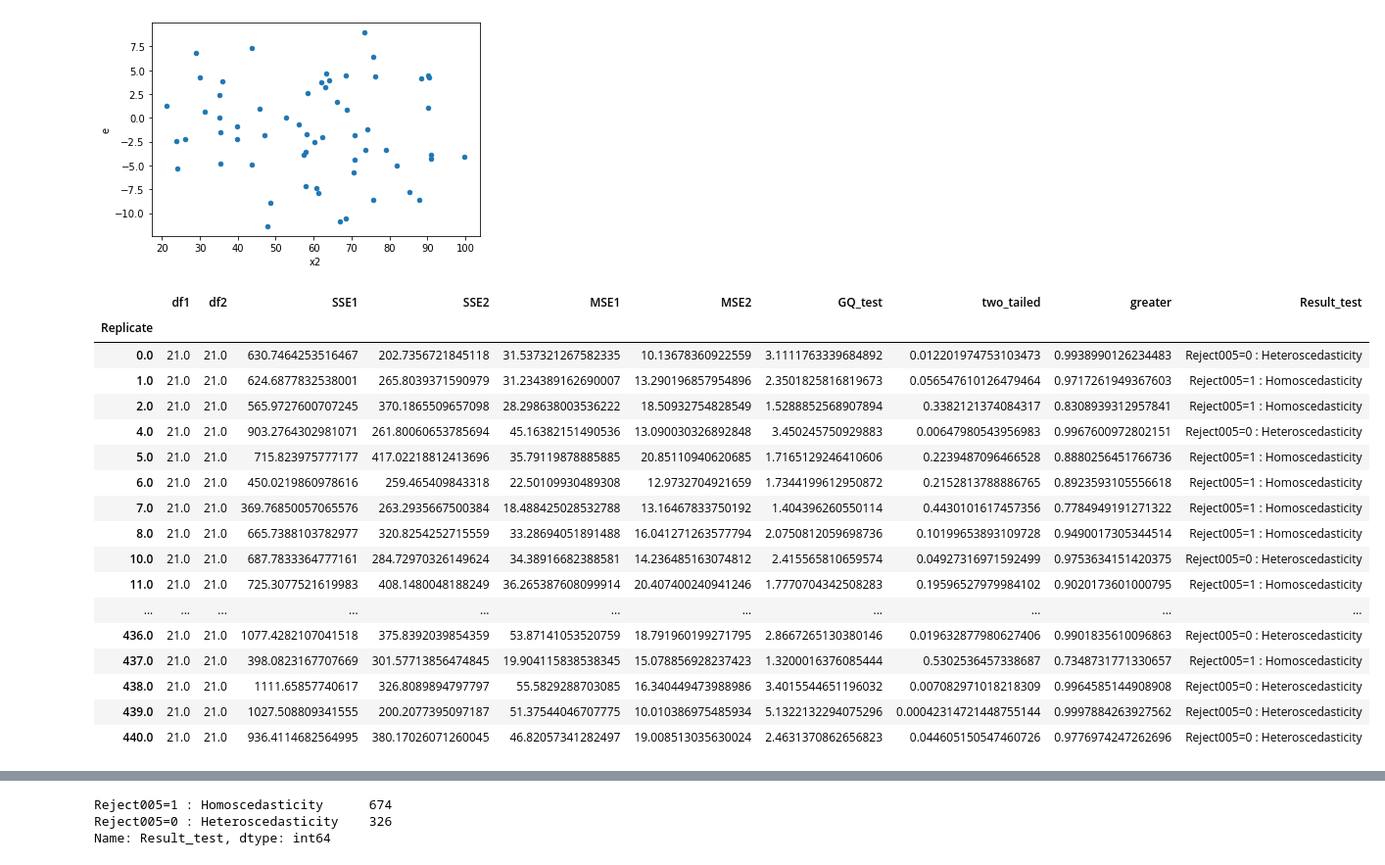
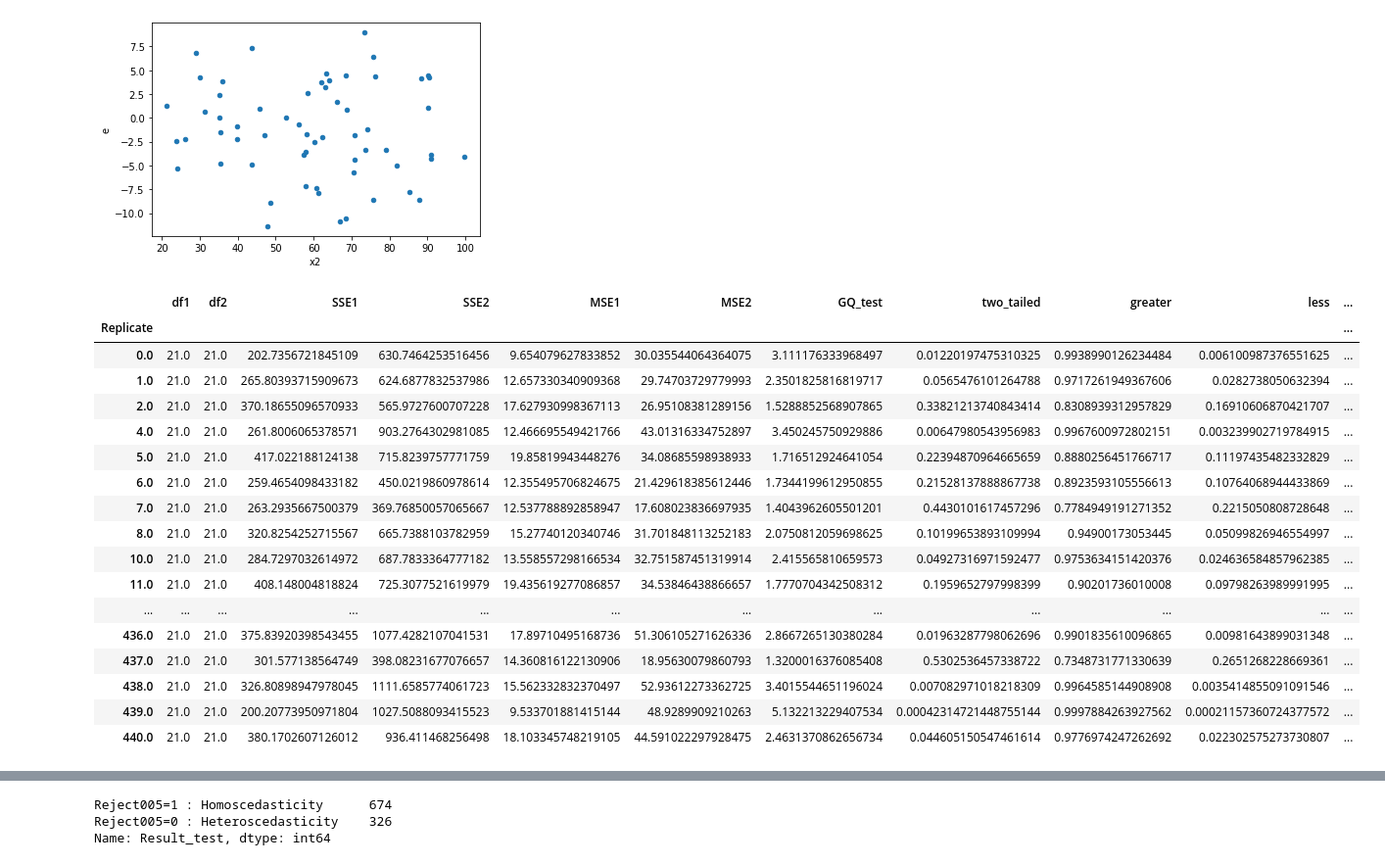
Before and after one commit to iam-fern/Generate_multiplication, a Jupyter notebook: GQtest_data_multi_delta_(0_8)_n60_05.ipynb, the cells around one changed output, grey strips where cells are left out. Shown at 98% size. Drawn from its saved outputs; the diff is of its cells as text; code cells hidden in the pictures.

```diff
--- a/GQtest_data_multi_delta_(0_8)_n60_05.ipynb
+++ b/GQtest_data_multi_delta_(0_8)_n60_05.ipynb
@@ -175,7 +176,6 @@ def get_result(run_replicate, percent_data):
     new_table_sort = new_table.sort_values('x2')
     new_table_sort.reset_index(inplace=True)
     new_table_sort.drop(['index'], axis=1, inplace=True)
-
 
     # แบ่งข้อมูลกลุ่มที่ 1
     table1 = new_table_sort.iloc[:int(percent_data*new_table_sort.shape[0]) , :]
@@ -189,8 +189,7 @@ def get_result(run_replicate, percent_data):
     # หาค่า df กลุ่ม 1
     DF1 = model1.df_resid + 1
     SSE1 = model1.ssr
-    MSE1 = model1.mse_resid
-
+    MSE1 = SSE1/DF1
 
     # แบ่งข้อมูลกลุ่มที่ 2
     table2 = new_table_sort.iloc[int((1-percent_data)*new_table_sort.shape[0]): , :]
@@ -204,23 +203,21 @@ def get_result(run_replicate, percent_data):
     # หาค่า df กลุ่ม 2
     DF2 = model2.df_resid + 1
     SSE2 = model2.ssr
-    MSE2 = model2.mse_resid
+    MSE2 = SSE2/DF2
 
     # ค่าสถิติทดสอบ
     GQ_test = (SSE2/DF2) / (SSE1/DF1)
-
 
     df2 = DF2
     df1 = DF1
 
     # คำนวณค่า p-value
-    # sf(x, dfn, dfd, loc=0, scale=1) : Survival function (also defined as 1 - cdf, but sf is sometimes more accurate)
+    # pdf(x, dfn, dfd, loc=0, scale=1) : Probability density function
     two_tailed = 2.0*(1.0-(ss.f.cdf(GQ_test, df2, df1)))
+    p_greater = ss.f.cdf(GQ_test, df2, df1)
+    p_less = 1.0-ss.f.cdf(GQ_test, df2, df1)
 
-    # pdf(x, dfn, dfd, loc=0, scale=1) : Probability density function
-    p_greater = ss.f.cdf(GQ_test, df2, df1)
-
-    return df2, df1, SSE2, SSE1, MSE2, MSE1, GQ_test, two_tailed, p_greater
+    return df1, df2, SSE1, SSE2, MSE1, MSE2, GQ_test, two_tailed, p_greater, p_less
 
 # สร้าง list ของ replicates
 list_replicate=list({i[0] for i in table.index})
@@ -236,13 +233,14 @@ list_MSE2=[]
 list_GQ_test=[]
 list_two_tailed=[]
 list_p_greater=[]
+list_p_less=[]
 
 # กำหนด % การแบ่งข้อมูล
 percent_data=0.4
 
 # ใช้ for loop สำหรับการ run ทุก replicates
 for run_replicate in list_replicate:
-    df1, df2, SSE1, SSE2, MSE1, MSE2, GQ_test, two_tailed, p_greater=get_result(run_replicate, percent_data)
+    df1, df2, SSE1, SSE2, MSE1, MSE2, GQ_test, two_tailed, p_greater, p_less=get_result(run_replicate, percent_data)
     list_df1.append(df1)
     list_SSE1.append(SSE1)
     list_df2.append(df2)
@@ -252,41 +250,42 @@ for run_replicate in list_replicate:
     list_GQ_test.append(GQ_test)
     list_two_tailed.append(two_tailed)
     list_p_greater.append(p_greater)
+    list_p_less.append(p_less)
 # %%
 # สร้างตารางผลลัพธ์
 alpha = 0.05
 pd.set_option('display.max_rows', 1000)
 pd.set_option('display.max_columns', 1000)
 pd.set_option('display.width', 1000)
 result=pd.DataFrame({"Replicate":list_replicate, "df1":list_df1, "df2":list_df2, "SSE1":list_SSE1,
                      "SSE2":list_SSE2, "MSE1":list_MSE1, "MSE2":list_MSE2,
-                     "GQ_test":list_GQ_test, "two_tailed":list_two_tailed, "greater":list_p_greater})
+                     "GQ_test":list_GQ_test, "two_tailed":list_two_tailed, "greater":list_p_greater, "less":list_p_less})
 result.set_index(['Replicate'], inplace=True)
-result=result[(result["two_tailed"]<=1) & (result["greater"]<=1)]
+result=result[(result["two_tailed"]<=1) & (result["greater"]<=1) & (result["less"]<=1)]
 result["Result_test"]=result["two_tailed"].apply(lambda p_value: 'Reject005=0 : Heteroscedasticity'
-                                                                  if p_value < alpha else 'Reject005=1 : Homoscedasticity')
+                                                 if p_value < alpha else 'Reject005=1 : Homoscedasticity')
 #two_tailed_new_show=two_tailed_new.drop(columns="greater")
 
 result.astype(str)
 # %% [output]
-|  | df1 | df2 | SSE1 | SSE2 | MSE1 | MSE2 | GQ_test | two_tailed | greater | Result_test |
-| Replicate |  |  |  |  |  |  |  |  |  |  |
-| 0.0 | 21.0 | 21.0 | 630.7464253516467 | 202.7356721845118 | 31.537321267582335 | 10.13678360922559 | 3.1111763339684892 | 0.012201974753103473 | 0.9938990126234483 | Reject005=0 : Heteroscedasticity |
-| 1.0 | 21.0 | 21.0 | 624.6877832538001 | 265.8039371590979 | 31.234389162690007 | 13.290196857954896 | 2.3501825816819673 | 0.056547610126479464 | 0.9717261949367603 | Reject005=1 : Homoscedasticity |
-| 2.0 | 21.0 | 21.0 | 565.9727600707245 | 370.1865509657098 | 28.298638003536222 | 18.50932754828549 | 1.5288852568907894 | 0.3382121374084317 | 0.8308939312957841 | Reject005=1 : Homoscedasticity |
-| 4.0 | 21.0 | 21.0 | 903.2764302981071 | 261.80060653785694 | 45.16382151490536 | 13.090030326892848 | 3.450245750929883 | 0.00647980543956983 | 0.9967600972802151 | Reject005=0 : Heteroscedasticity |
-| 5.0 | 21.0 | 21.0 | 715.823975777177 | 417.02218812413696 | 35.79119878885885 | 20.85110940620685 | 1.7165129246410606 | 0.2239487096466528 | 0.8880256451766736 | Reject005=1 : Homoscedasticity |
-| 6.0 | 21.0 | 21.0 | 450.0219860978616 | 259.465409843318 | 22.50109930489308 | 12.9732704921659 | 1.7344199612950872 | 0.2152813788886765 | 0.8923593105556618 | Reject005=1 : Homoscedasticity |
-| 7.0 | 21.0 | 21.0 | 369.76850057065576 | 263.2935667500384 | 18.488425028532788 | 13.16467833750192 | 1.404396260550114 | 0.4430101617457356 | 0.7784949191271322 | Reject005=1 : Homoscedasticity |
-| 8.0 | 21.0 | 21.0 | 665.7388103782977 | 320.8254252715559 | 33.28694051891488 | 16.041271263577794 | 2.0750812059698736 | 0.10199653893109728 | 0.9490017305344514 | Reject005=1 : Homoscedasticity |
-| 10.0 | 21.0 | 21.0 | 687.7833364777161 | 284.72970326149624 | 34.38916682388581 | 14.236485163074812 | 2.415565810659574 | 0.04927316971592499 | 0.9753634151420375 | Reject005=0 : Heteroscedasticity |
-| 11.0 | 21.0 | 21.0 | 725.3077521619983 | 408.1480048188249 | 36.265387608099914 | 20.407400240941246 | 1.7770704342508283 | 0.19596527979984102 | 0.9020173601000795 | Reject005=1 : Homoscedasticity |
-| ... | ... | ... | ... | ... | ... | ... | ... | ... | ... | ... |
-| 436.0 | 21.0 | 21.0 | 1077.4282107041518 | 375.8392039854359 | 53.87141053520759 | 18.791960199271795 | 2.8667265130380146 | 0.019632877980627406 | 0.9901835610096863 | Reject005=0 : Heteroscedasticity |
-| 437.0 | 21.0 | 21.0 | 398.0823167707669 | 301.57713856474845 | 19.904115838538345 | 15.078856928237423 | 1.3200016376085444 | 0.5302536457338687 | 0.7348731771330657 | Reject005=1 : Homoscedasticity |
-| 438.0 | 21.0 | 21.0 | 1111.65857740617 | 326.8089894797797 | 55.5829288703085 | 16.340449473988986 | 3.4015544651196032 | 0.007082971018218309 | 0.9964585144908908 | Reject005=0 : Heteroscedasticity |
-| 439.0 | 21.0 | 21.0 | 1027.508809341555 | 200.2077395097187 | 51.37544046707775 | 10.010386975485934 | 5.1322132294075296 | 0.00042314721448755144 | 0.9997884263927562 | Reject005=0 : Heteroscedasticity |
-| 440.0 | 21.0 | 21.0 | 936.4114682564995 | 380.17026071260045 | 46.82057341282497 | 19.008513035630024 | 2.4631370862656823 | 0.044605150547460726 | 0.9776974247262696 | Reject005=0 : Heteroscedasticity |
+|  | df1 | df2 | SSE1 | SSE2 | MSE1 | MSE2 | GQ_test | two_tailed | greater | less | ... |
+| Replicate |  |  |  |  |  |  |  |  |  |  | ... |
+| 0.0 | 21.0 | 21.0 | 202.7356721845109 | 630.7464253516456 | 9.654079627833852 | 30.035544064364075 | 3.111176333968497 | 0.01220197475310325 | 0.9938990126234484 | 0.006100987376551625 | ... |
+| 1.0 | 21.0 | 21.0 | 265.80393715909673 | 624.6877832537986 | 12.657330340909368 | 29.74703729779993 | 2.3501825816819717 | 0.0565476101264788 | 0.9717261949367606 | 0.0282738050632394 | ... |
+| 2.0 | 21.0 | 21.0 | 370.18655096570933 | 565.9727600707228 | 17.627930998367113 | 26.95108381289156 | 1.5288852568907865 | 0.33821213740843414 | 0.8308939312957829 | 0.16910606870421707 | ... |
+| 4.0 | 21.0 | 21.0 | 261.8006065378571 | 903.2764302981085 | 12.466695549421766 | 43.01316334752897 | 3.450245750929886 | 0.00647980543956983 | 0.9967600972802151 | 0.003239902719784915 | ... |
+| 5.0 | 21.0 | 21.0 | 417.022188124138 | 715.8239757771759 | 19.85819943448276 | 34.08685598938933 | 1.716512924641054 | 0.22394870964665659 | 0.8880256451766717 | 0.11197435482332829 | ... |
+| 6.0 | 21.0 | 21.0 | 259.4654098433182 | 450.0219860978614 | 12.355495706824675 | 21.429618385612446 | 1.7344199612950855 | 0.21528137888867738 | 0.8923593105556613 | 0.10764068944433869 | ... |
+| 7.0 | 21.0 | 21.0 | 263.2935667500379 | 369.76850057065667 | 12.537788892858947 | 17.608023836697935 | 1.4043962605501201 | 0.4430101617457296 | 0.7784949191271352 | 0.2215050808728648 | ... |
+| 8.0 | 21.0 | 21.0 | 320.8254252715567 | 665.7388103782959 | 15.27740120340746 | 31.701848113252183 | 2.0750812059698625 | 0.10199653893109994 | 0.94900173053445 | 0.05099826946554997 | ... |
+| 10.0 | 21.0 | 21.0 | 284.7297032614972 | 687.7833364777182 | 13.558557298166534 | 32.751587451319914 | 2.415565810659573 | 0.04927316971592477 | 0.9753634151420376 | 0.024636584857962385 | ... |
+| 11.0 | 21.0 | 21.0 | 408.148004818824 | 725.3077521619979 | 19.435619277086857 | 34.53846438866657 | 1.7770704342508312 | 0.1959652797998399 | 0.90201736010008 | 0.09798263989991995 | ... |
+| ... | ... | ... | ... | ... | ... | ... | ... | ... | ... | ... | ... |
+| 436.0 | 21.0 | 21.0 | 375.83920398543455 | 1077.4282107041531 | 17.89710495168736 | 51.306105271626336 | 2.8667265130380284 | 0.01963287798062696 | 0.9901835610096865 | 0.00981643899031348 | ... |
+| 437.0 | 21.0 | 21.0 | 301.577138564749 | 398.08231677076657 | 14.360816122130906 | 18.95630079860793 | 1.3200016376085408 | 0.5302536457338722 | 0.7348731771330639 | 0.2651268228669361 | ... |
+| 438.0 | 21.0 | 21.0 | 326.80898947978045 | 1111.6585774061723 | 15.562332832370497 | 52.93612273362725 | 3.4015544651196024 | 0.007082971018218309 | 0.9964585144908908 | 0.0035414855091091546 | ... |
+| 439.0 | 21.0 | 21.0 | 200.20773950971804 | 1027.5088093415523 | 9.533701881415144 | 48.9289909210263 | 5.132213229407534 | 0.00042314721448755144 | 0.9997884263927562 | 0.00021157360724377572 | ... |
+| 440.0 | 21.0 | 21.0 | 380.1702607126012 | 936.411468256498 | 18.103345748219105 | 44.591022297928475 | 2.4631370862656734 | 0.044605150547461614 | 0.9776974247262692 | 0.022302575273730807 | ... |
 # %%
 # สร้างตารางผลลัพธ์
 alpha = 0.05
```
Also changed, not shown: parts of 2 cells of this notebook.
